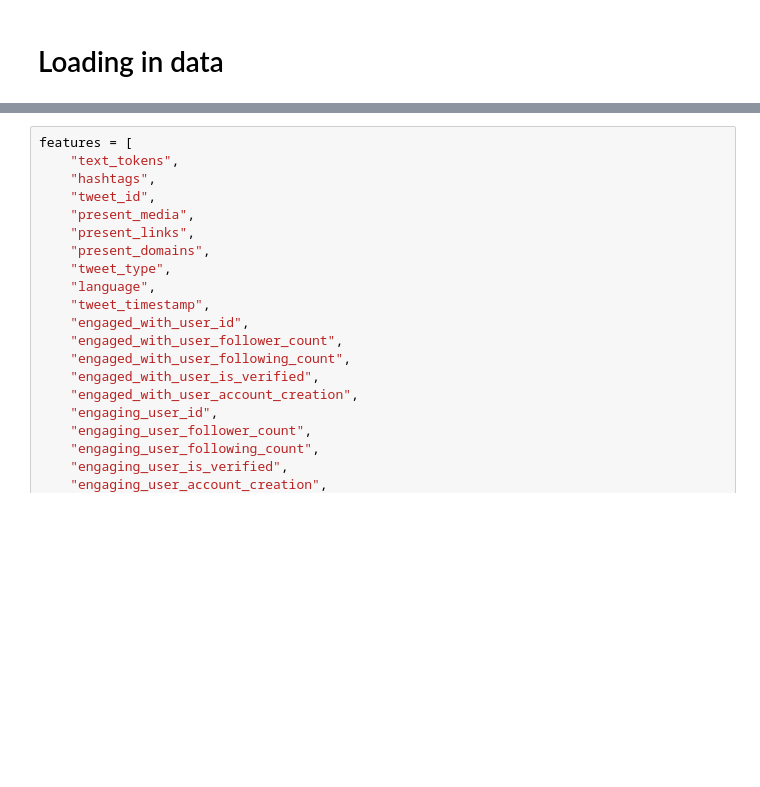
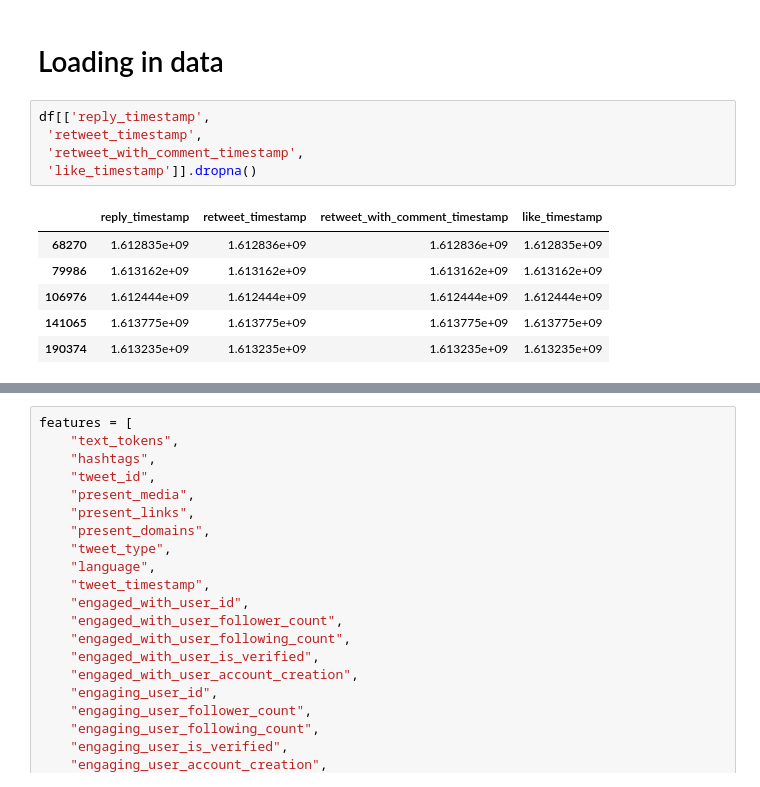
Before and after one commit to MAL-TO/recsys-2021, a Jupyter notebook: notebooks/experiments.ipynb, the cells around one changed output, grey strips where cells are left out. Saved outputs shown, nothing was run; the diff lists cells and outputs as text; blank space fills up the shorter version.

```diff
--- a/notebooks/experiments.ipynb
+++ b/notebooks/experiments.ipynb
@@ -62,2 +86,14 @@ mRCE                       {mRCE:.4f}
 # %% [markdown]
 # Loading in data
+# %%
+df[['reply_timestamp',
+ 'retweet_timestamp',
+ 'retweet_with_comment_timestamp',
+ 'like_timestamp']].dropna()
+# %% [output]
+|  | reply_timestamp | retweet_timestamp | retweet_with_comment_timestamp | like_timestamp |
+| 68270 | 1.612835e+09 | 1.612836e+09 | 1.612836e+09 | 1.612835e+09 |
+| 79986 | 1.613162e+09 | 1.613162e+09 | 1.613162e+09 | 1.613162e+09 |
+| 106976 | 1.612444e+09 | 1.612444e+09 | 1.612444e+09 | 1.612444e+09 |
+| 141065 | 1.613775e+09 | 1.613775e+09 | 1.613775e+09 | 1.613775e+09 |
+| 190374 | 1.613235e+09 | 1.613235e+09 | 1.613235e+09 | 1.613235e+09 |
```
Also changed, not shown: parts of 11 cells of this notebook, 2 other files.
